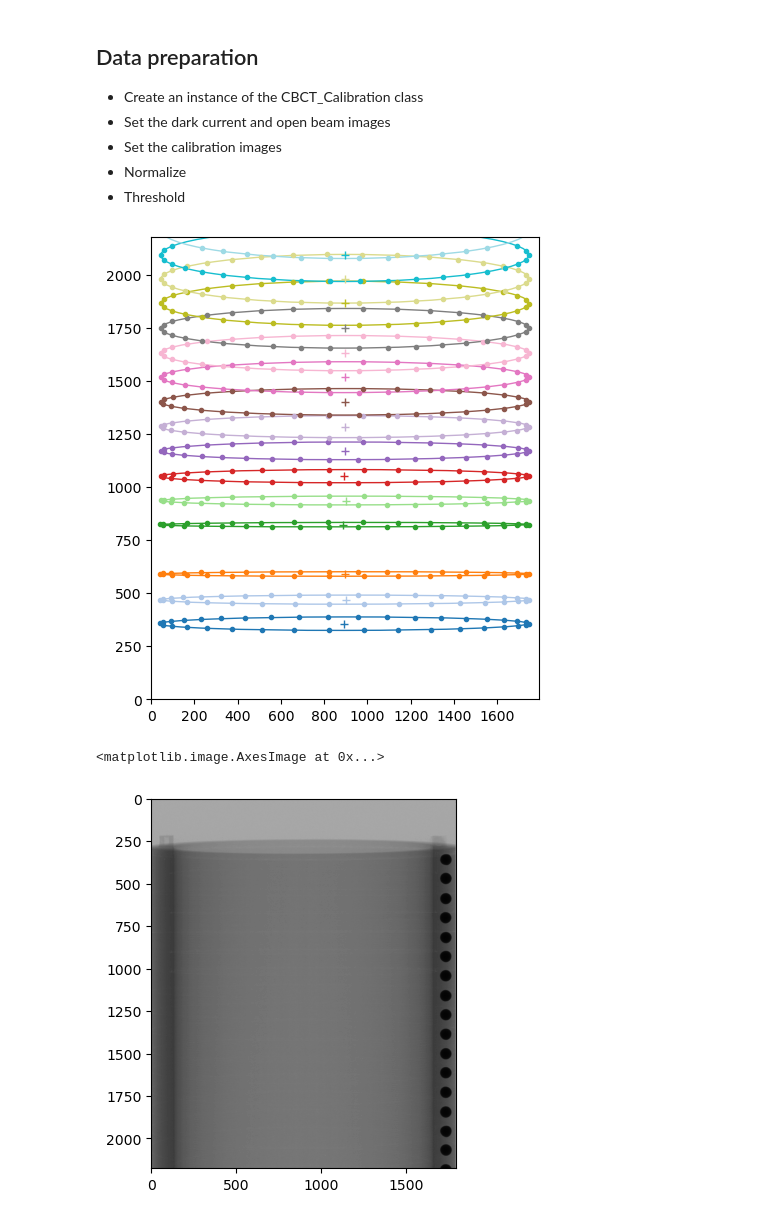
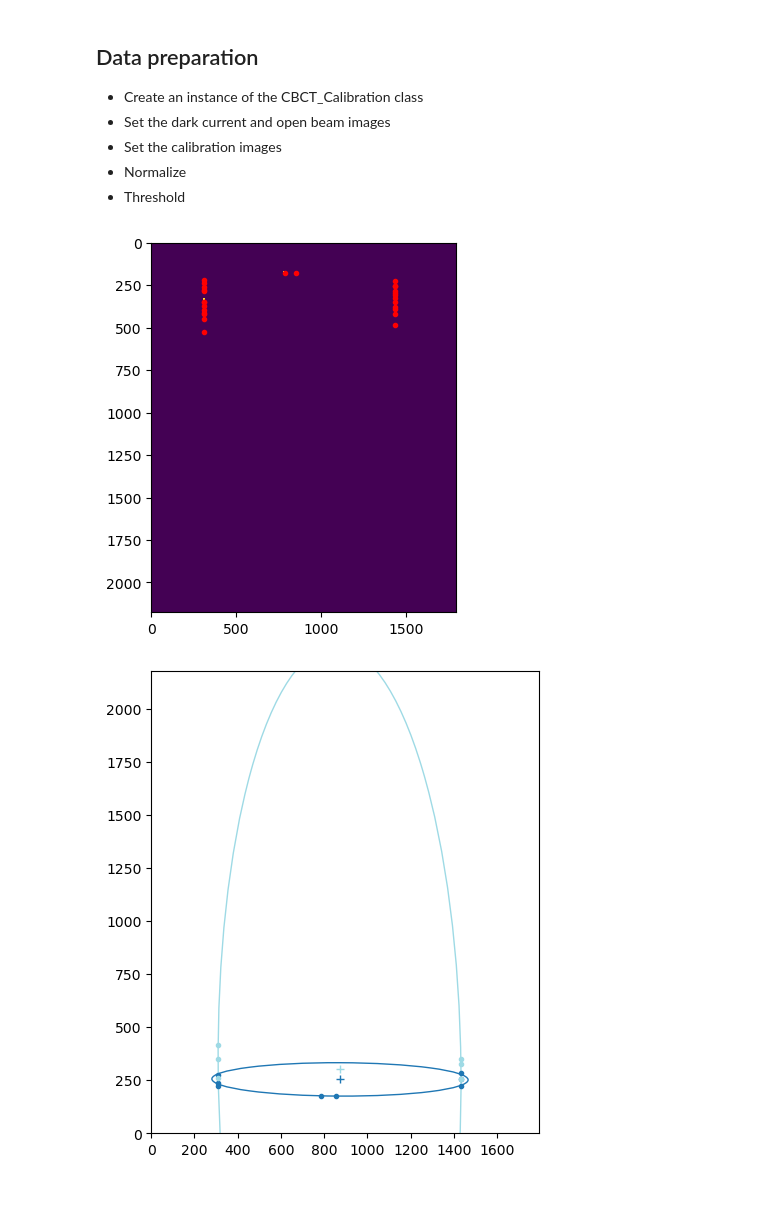
Before and after one commit to neutronimaging/CBCTCalibration, a Jupyter notebook: notebooks/CBCT_dev.ipynb, the cells around one changed output. Saved outputs shown, nothing was run; the diff lists cells and outputs as text; code cells hidden in the pictures.

Commit message:
Find beads works for touching grains

```diff
--- a/notebooks/CBCT_dev.ipynb
+++ b/notebooks/CBCT_dev.ipynb
@@ -20,11 +26,11 @@ import importlib
 ## Load the data
 # %%
 
-datapath = '/Users/Shared/data/P20240130_1/02_rawdata/00_setup/cbct-cal/'
-
+#datapath = '/Users/Shared/data/P20240130_1/02_rawdata/00_setup/cbct-cal/'
+datapath = '/Users/Shared/Data/P20240126_1_DinoCalibration/02_rawdata/00_Calibration/'
 dc=io.read_images(datapath+'dc_{:05}.fits',first=1,last=5,averageStack=True,average='mean');
 ob=io.read_images(datapath+'ob_{:05}.fits',first=1,last=5,averageStack=True,average='mean');
-proj=io.read_images(datapath+'ct_{:05}.fits',first=1,last=360,stride=10)
+proj=io.read_images(datapath+'cal_{:05}.fits',first=1,last=360,stride=10)
 # %% [markdown]
 ## Data preparation
 - Create an instance of the CBCT_Calibration class
@@ -35,16 +41,12 @@ proj=io.read_images(datapath+'ct_{:05}.fits',first=1,last=360,stride=10)
 # %%
 importlib.reload(cbct)
 cal = cbct.CBCTCalibration()
 cal.set_projections(proj=proj,ob=ob,dc=dc,verticalflip=True,show=False)
 cal.threshold_projections(threshold=0.15, show=False,clearborder=True)
-cal.find_beads(show=False)
+cal.find_beads(show=True)
 cal.find_trajectories(show=False)
 cal.fit_ellipses(show=True,prune=True)
 e=cal.ellipses
 # %% [output]
-[figure, old version]
+[figure, new version]
+[figure, added]
-# %%
-plt.imshow(cal.projections[0],cmap='gray')
-# %% [output]
-<matplotlib.image.AxesImage at 0x...>
-[figure, removed]
```
Also changed, not shown: parts of 12 cells of this notebook, 1 other file.
